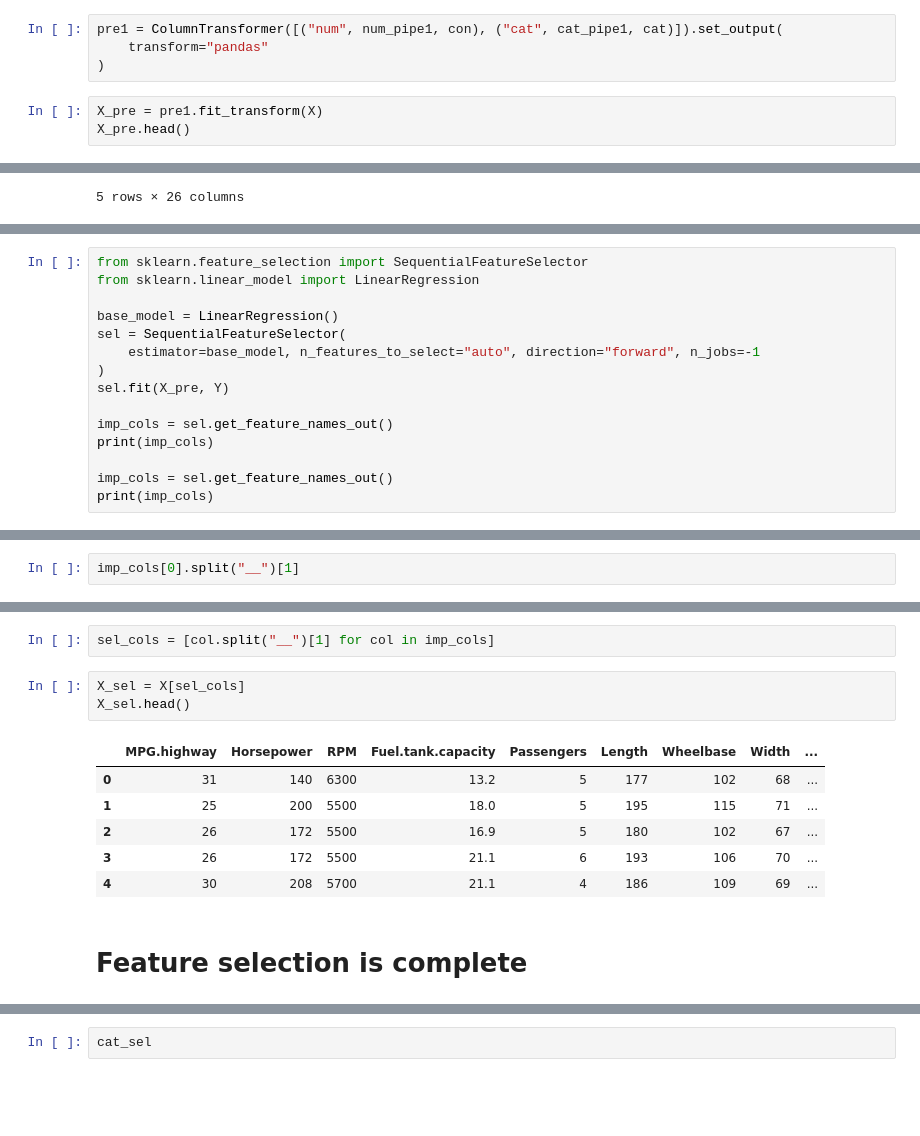
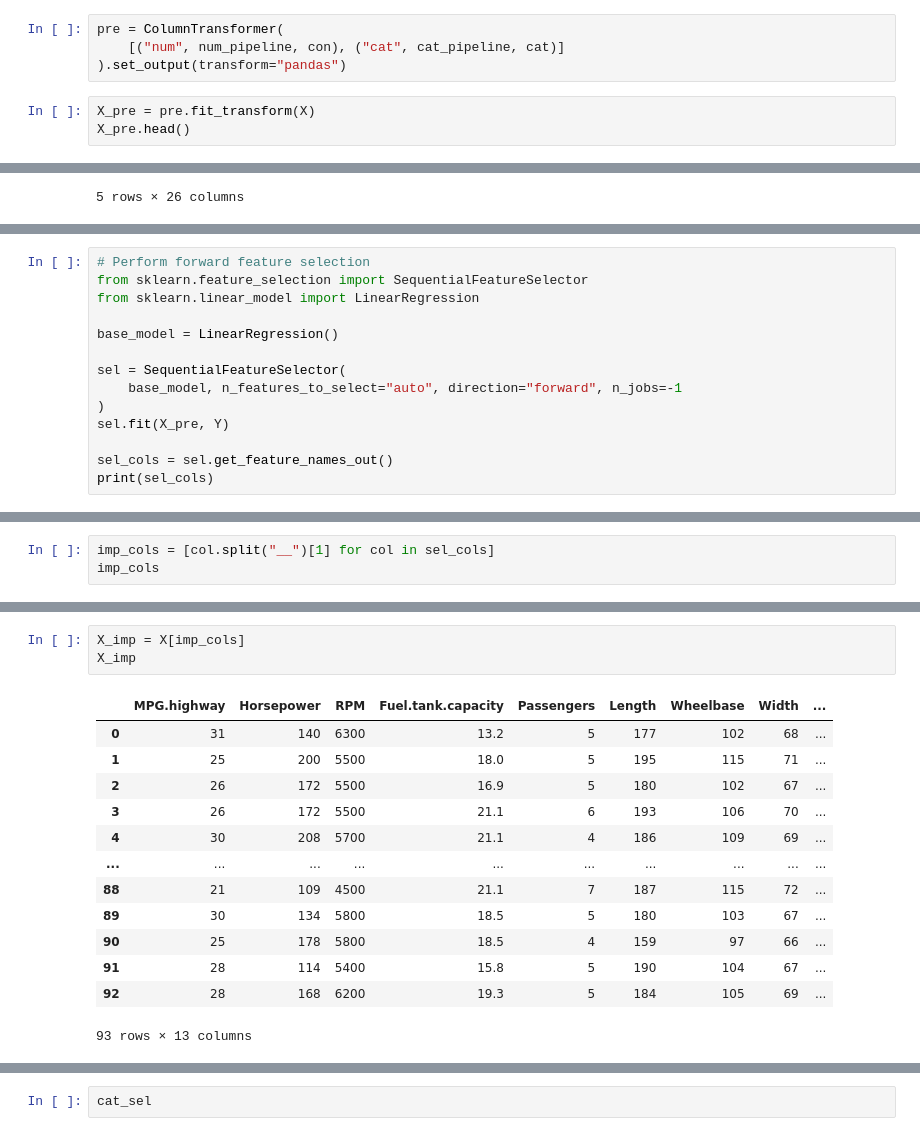
Before and after one commit to yogeshrathod24/mashine_Learning, a Jupyter notebook: 05 feature Selection/forward selection.ipynb, the cells around one changed output, grey strips where cells are left out. Drawn from its saved outputs; the diff is of its cells as text; blank space fills up the shorter version.

Commit message:
Forward Selection Method

```diff
--- a/05 feature Selection/forward selection.ipynb
+++ b/05 feature Selection/forward selection.ipynb
@@ -135,9 +148,9 @@ cat_pipe1 = make_pipeline(SimpleImputer(strategy="most_frequent"), OrdinalEncode
 # %%
-pre1 = ColumnTransformer([("num", num_pipe1, con), ("cat", cat_pipe1, cat)]).set_output(
-    transform="pandas"
-)
+pre = ColumnTransformer(
+    [("num", num_pipeline, con), ("cat", cat_pipeline, cat)]
+).set_output(transform="pandas")
 # %%
-X_pre = pre1.fit_transform(X)
+X_pre = pre.fit_transform(X)
 X_pre.head()
 # %% [output]
 |  | num__Min.Price | num__Price | num__Max.Price | num__MPG.city | num__MPG.highway | num__EngineSize | ... |
@@ -174,18 +163,17 @@ ColumnTransformer(transformers=[('num',
 # %%
+# Perform forward feature selection
 from sklearn.feature_selection import SequentialFeatureSelector
 from sklearn.linear_model import LinearRegression
 
 base_model = LinearRegression()
+
 sel = SequentialFeatureSelector(
-    estimator=base_model, n_features_to_select="auto", direction="forward", n_jobs=-1
+    base_model, n_features_to_select="auto", direction="forward", n_jobs=-1
 )
 sel.fit(X_pre, Y)
 
-imp_cols = sel.get_feature_names_out()
-print(imp_cols)
-
-imp_cols = sel.get_feature_names_out()
-print(imp_cols)
+sel_cols = sel.get_feature_names_out()
+print(sel_cols)
 # %% [output]
 ['num__MPG.highway' 'num__Horsepower' 'num__RPM' 'num__Fuel.tank.capacity'
  'num__Passengers' 'num__Length' 'num__Wheelbase' 'num__Width'
@@ -210,3 +190,4 @@ imp_cols[0].split("__")
 # %%
-imp_cols[0].split("__")[1]
+imp_cols = [col.split("__")[1] for col in sel_cols]
+imp_cols
 # %% [output]
@@ -214,15 +207,18 @@ imp_cols[0].split("__")[1]
-# %%
-sel_cols = [col.split("__")[1] for col in imp_cols]
-# %%
-X_sel = X[sel_cols]
-X_sel.head()
-# %% [output]
-|  | MPG.highway | Horsepower | RPM | Fuel.tank.capacity | Passengers | Length | Wheelbase | Width | ... |
-| 0 | 31 | 140 | 6300 | 13.2 | 5 | 177 | 102 | 68 | ... |
-| 1 | 25 | 200 | 5500 | 18.0 | 5 | 195 | 115 | 71 | ... |
-| 2 | 26 | 172 | 5500 | 16.9 | 5 | 180 | 102 | 67 | ... |
-| 3 | 26 | 172 | 5500 | 21.1 | 6 | 193 | 106 | 70 | ... |
-| 4 | 30 | 208 | 5700 | 21.1 | 4 | 186 | 109 | 69 | ... |
-# %% [markdown]
-# Feature selection is complete
+# %%
+X_imp = X[imp_cols]
+X_imp
+# %% [output]
+|  | MPG.highway | Horsepower | RPM | Fuel.tank.capacity | Passengers | Length | Wheelbase | Width | ... |
+| 0 | 31 | 140 | 6300 | 13.2 | 5 | 177 | 102 | 68 | ... |
+| 1 | 25 | 200 | 5500 | 18.0 | 5 | 195 | 115 | 71 | ... |
+| 2 | 26 | 172 | 5500 | 16.9 | 5 | 180 | 102 | 67 | ... |
+| 3 | 26 | 172 | 5500 | 21.1 | 6 | 193 | 106 | 70 | ... |
+| 4 | 30 | 208 | 5700 | 21.1 | 4 | 186 | 109 | 69 | ... |
+| ... | ... | ... | ... | ... | ... | ... | ... | ... | ... |
+| 88 | 21 | 109 | 4500 | 21.1 | 7 | 187 | 115 | 72 | ... |
+| 89 | 30 | 134 | 5800 | 18.5 | 5 | 180 | 103 | 67 | ... |
+| 90 | 25 | 178 | 5800 | 18.5 | 4 | 159 | 97 | 66 | ... |
+| 91 | 28 | 114 | 5400 | 15.8 | 5 | 190 | 104 | 67 | ... |
+| 92 | 28 | 168 | 6200 | 19.3 | 5 | 184 | 105 | 69 | ... |
+93 rows × 13 columns
 # %% [markdown]
```
Also changed, not shown: parts of 74 cells of this notebook, 3 other files.
